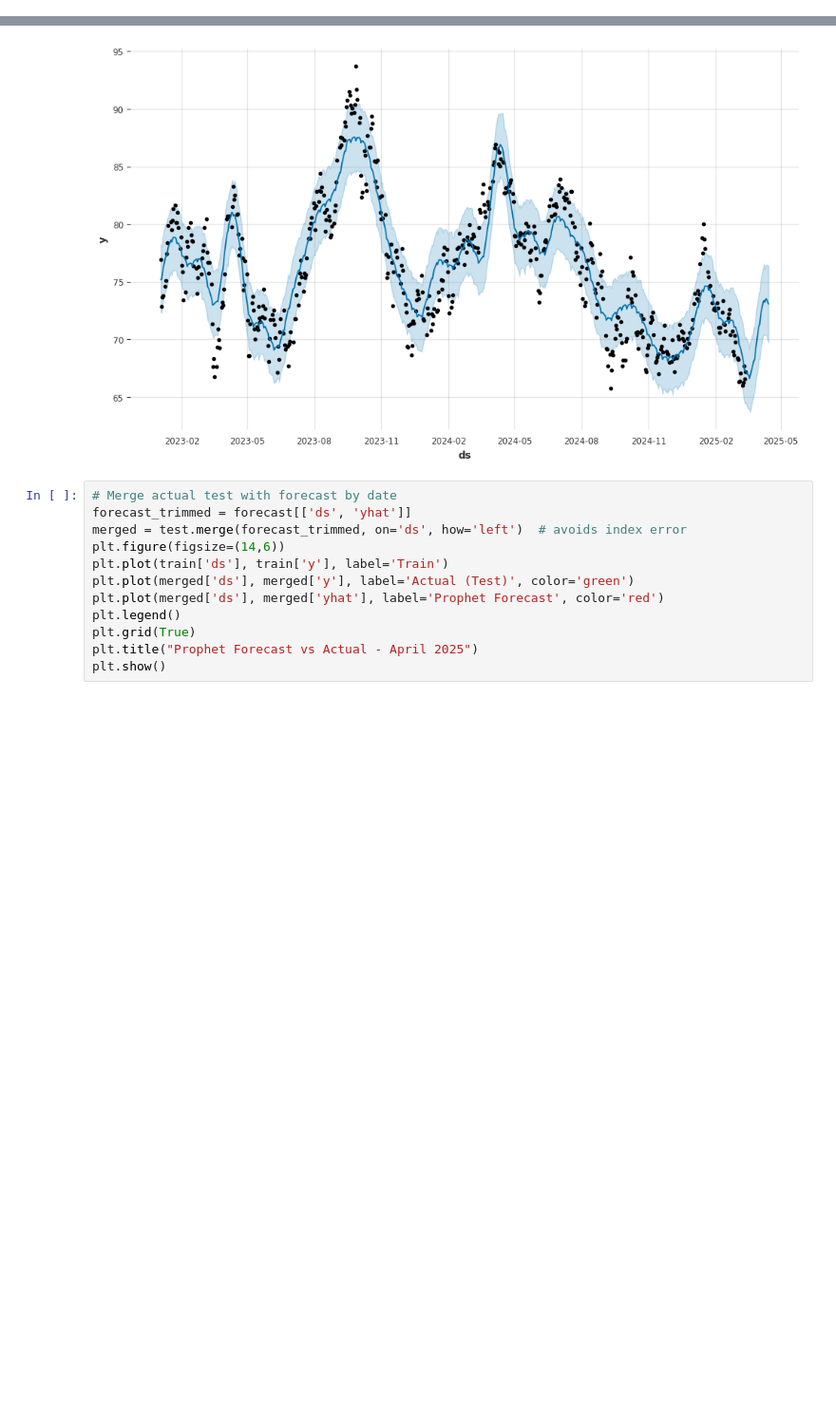
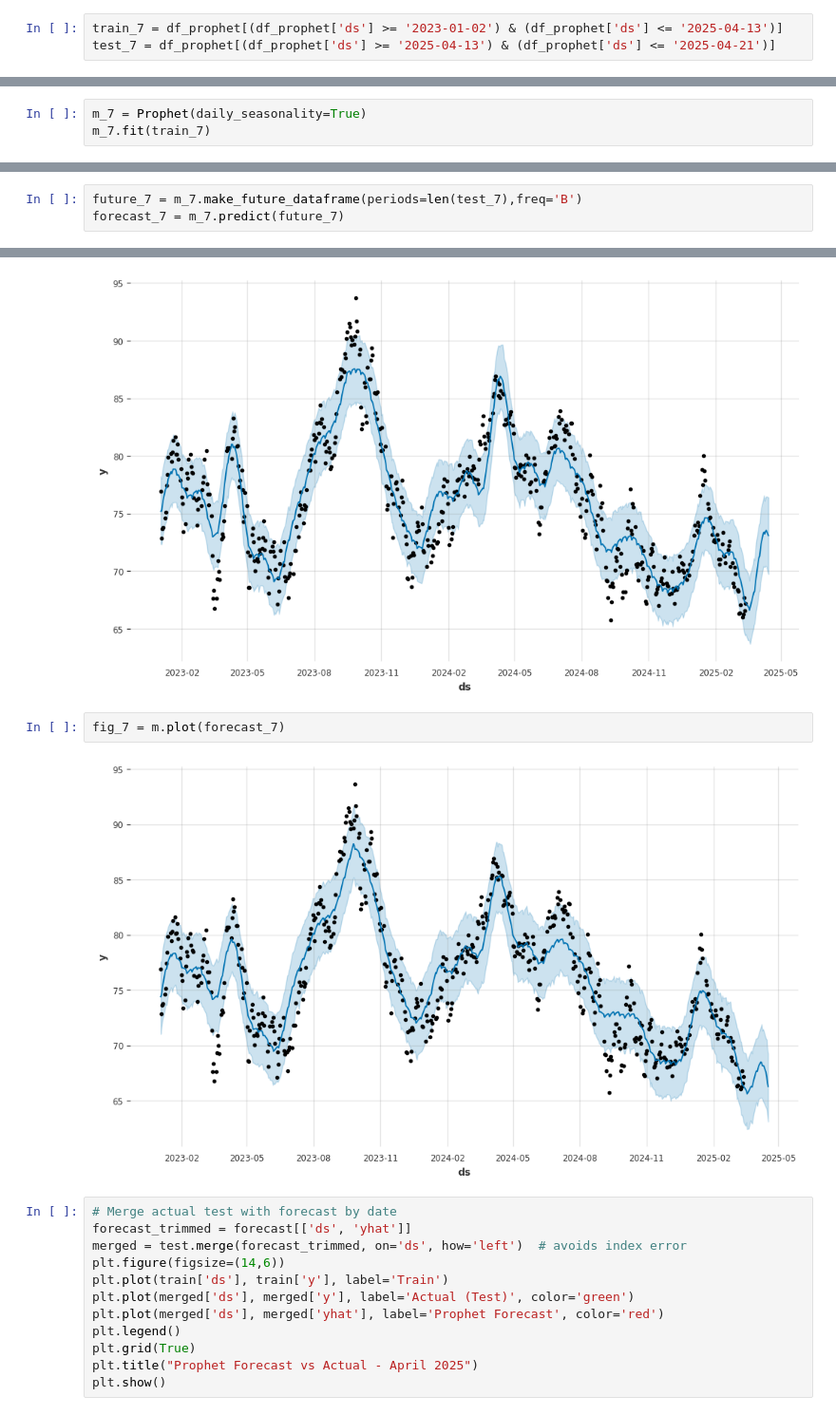
Before and after one commit to leeladhara/TimeSeries_Comparative_Study, a Jupyter notebook: Time Series Forecasting- A comparative study.ipynb, the cells around one changed output, grey strips where cells are left out. Shown at 95% size. Saved outputs shown, nothing was run; the diff lists cells and outputs as text; blank space fills up the shorter version.

```diff
--- a/Time Series Forecasting- A comparative study.ipynb
+++ b/Time Series Forecasting- A comparative study.ipynb
@@ -435,6 +417,9 @@ df_prophet
 # %%
 train = df_prophet[(df_prophet['ds'] >= '2023-01-02') & (df_prophet['ds'] <= '2025-03-15')]
 test = df_prophet[(df_prophet['ds'] >= '2025-03-15') & (df_prophet['ds'] <= '2025-04-14')]
+# %%
+train_7 = df_prophet[(df_prophet['ds'] >= '2023-01-02') & (df_prophet['ds'] <= '2025-04-13')]
+test_7 = df_prophet[(df_prophet['ds'] >= '2025-04-13') & (df_prophet['ds'] <= '2025-04-21')]
 # %%
 m = Prophet(daily_seasonality=True)
 m.fit(train)
@@ -446,3 +431,6 @@ To disable this warning, you can either:
         - Explicitly set the environment variable TOKENIZERS_PARALLELISM=(true | false)
 17:14:40 - cmdstanpy - INFO - Chain [1] done processing
 <prophet.forecaster.Prophet at 0x...>
+# %%
+m_7 = Prophet(daily_seasonality=True)
+m_7.fit(train_7)
@@ -449,3 +445,6 @@ To disable this warning, you can either:
+# %%
+future_7 = m_7.make_future_dataframe(periods=len(test_7),freq='B')
+forecast_7 = m_7.predict(future_7)
 # %%
 future = m.make_future_dataframe(periods=len(test),freq='B')
 forecast = m.predict(future)
@@ -453,6 +452,10 @@ forecast = m.predict(future)
 fig = m.plot(forecast)
 # %% [output]
 [figure]
+# %%
+fig_7 = m.plot(forecast_7)
+# %% [output]
+[figure, added]
 # %%
 # Merge actual test with forecast by date
 forecast_trimmed = forecast[['ds', 'yhat']]
```
Also changed, not shown: parts of 49 cells of this notebook, 1 other file.
